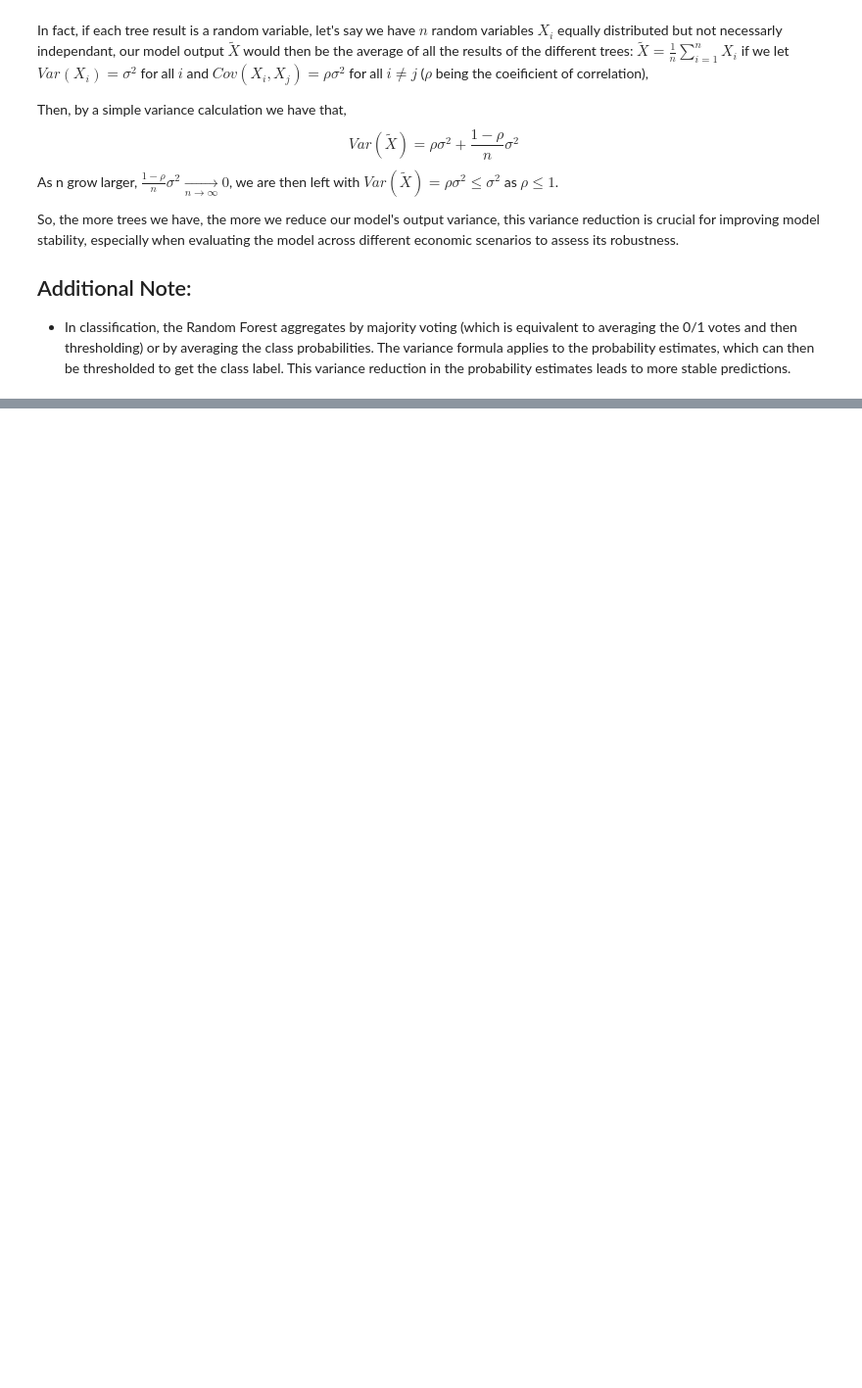
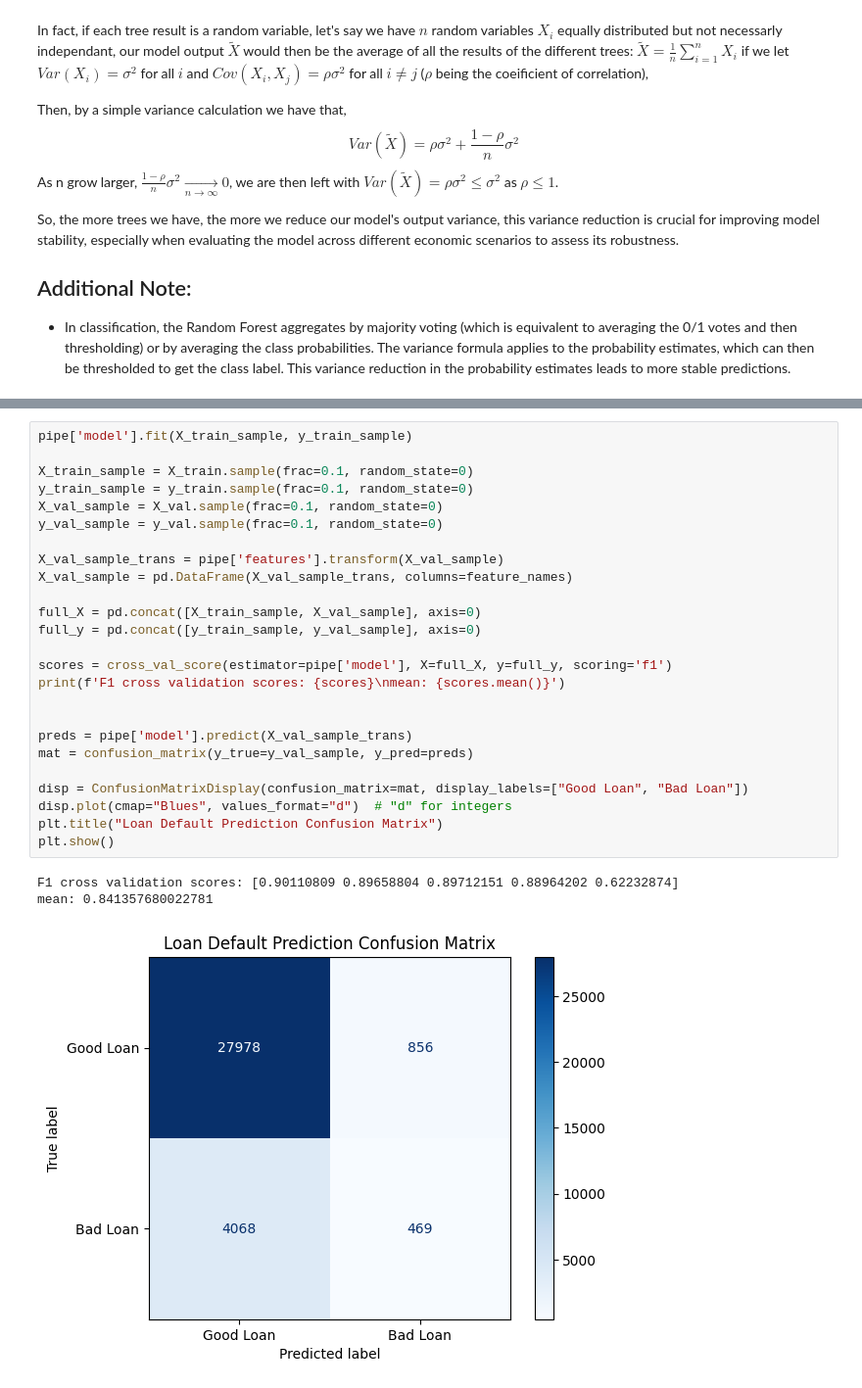
Before and after one commit to Juba-Amr/loan-default-prediction, a Jupyter notebook: app/model_build.ipynb, the cells around one changed output, grey strips where cells are left out. Shown at 98% size. Saved outputs shown, nothing was run; the diff lists cells and outputs as text; blank space fills up the shorter version.

```diff
--- a/app/model_build.ipynb
+++ b/app/model_build.ipynb
@@ -237,0 +194,29 @@ KeyboardInterrupt:
+# %%
+pipe['model'].fit(X_train_sample, y_train_sample)
+
+X_train_sample = X_train.sample(frac=0.1, random_state=0)
+y_train_sample = y_train.sample(frac=0.1, random_state=0)
+X_val_sample = X_val.sample(frac=0.1, random_state=0)
+y_val_sample = y_val.sample(frac=0.1, random_state=0)
+
+X_val_sample_trans = pipe['features'].transform(X_val_sample)
+X_val_sample = pd.DataFrame(X_val_sample_trans, columns=feature_names)
+
+full_X = pd.concat([X_train_sample, X_val_sample], axis=0)
+full_y = pd.concat([y_train_sample, y_val_sample], axis=0)
+
+scores = cross_val_score(estimator=pipe['model'], X=full_X, y=full_y, scoring='f1')
+print(f'F1 cross validation scores: {scores}\nmean: {scores.mean()}')
+
+
+preds = pipe['model'].predict(X_val_sample_trans)
+mat = confusion_matrix(y_true=y_val_sample, y_pred=preds)
+
+disp = ConfusionMatrixDisplay(confusion_matrix=mat, display_labels=["Good Loan", "Bad Loan"])
+disp.plot(cmap="Blues", values_format="d")  # "d" for integers
+plt.title("Loan Default Prediction Confusion Matrix")
+plt.show()
+# %% [output]
+F1 cross validation scores: [0.90110809 0.89658804 0.89712151 0.88964202 0.62232874]
+mean: 0.841357680022781
+[figure, added]
```
Also changed, not shown: parts of 22 cells of this notebook, 4 other files.
